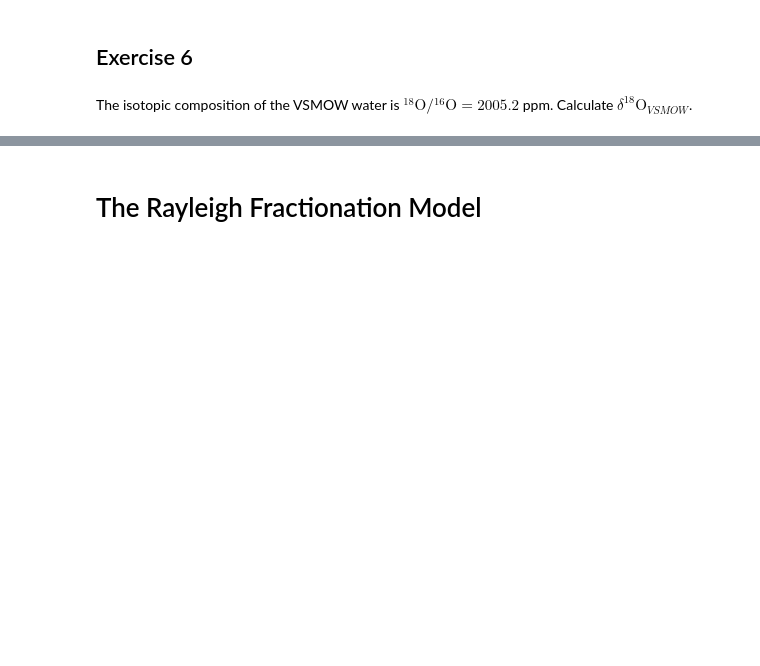
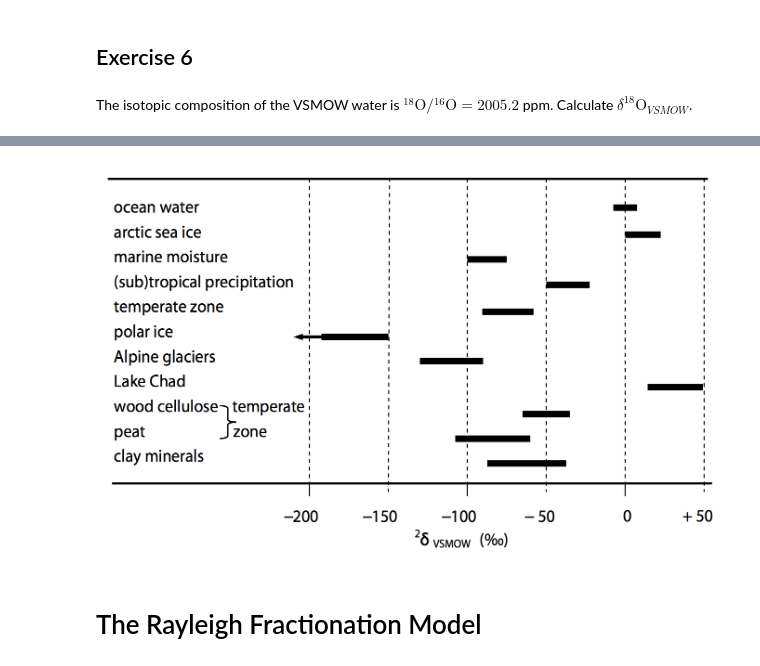
Before and after one commit to vgkinis/ICG_2016_ipynb, a Jupyter notebook: ICG_2016_isotopes_notes.ipynb, the cells around one changed output, grey strips where cells are left out. Cells and saved outputs as stored; diff of their text form; code cells hidden in the pictures; blank space fills up the shorter version.

```diff
--- a/ICG_2016_isotopes_notes.ipynb
+++ b/ICG_2016_isotopes_notes.ipynb
@@ -230,3 +236,7 @@ The isotopic composition of the VSMOW water is ${}^{18}\text{O}/{}^{16}\text{O}
+# %%
+Image("../figs/h2_variation.png", width = 700)
+# %% [output]
+[figure, added]
 # %% [markdown]
 # The Rayleigh Fractionation Model
 # %%
```
Also changed, not shown: parts of 3 cells of this notebook.
